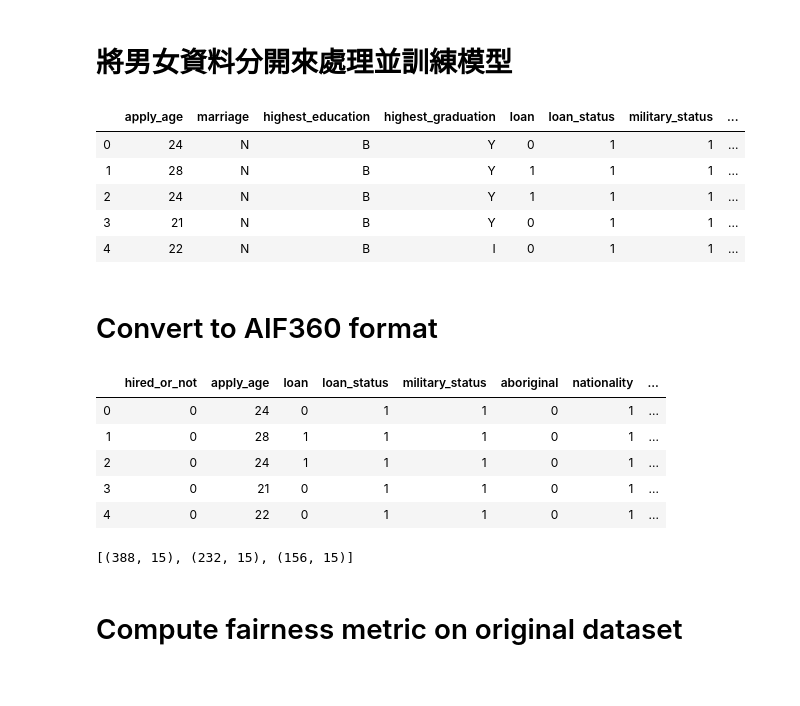
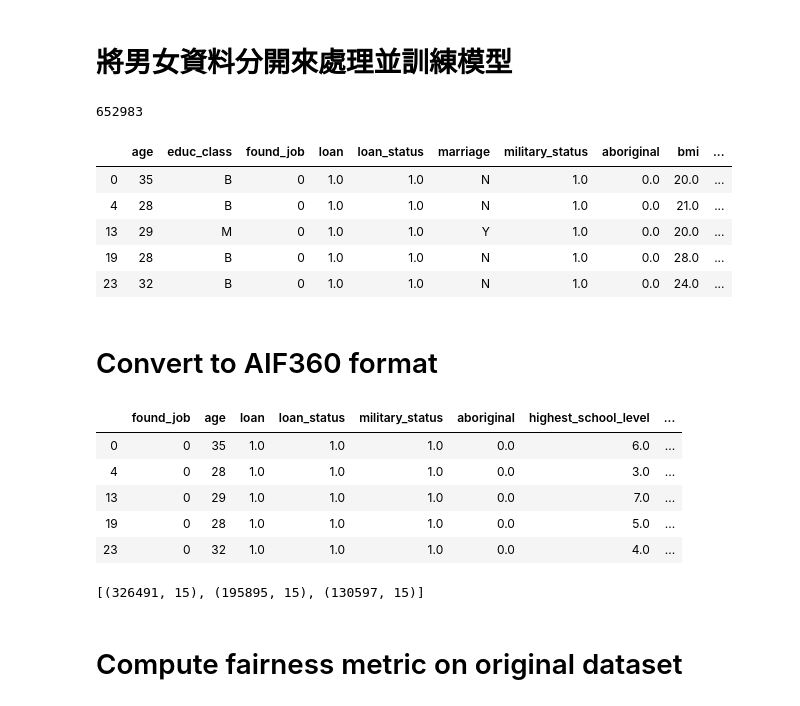
Before and after one commit to vandoris/myProject, a Jupyter notebook: recruit_mitigate.ipynb, the cells around one changed output. Cells and saved outputs as stored; diff of their text form; code cells hidden in the pictures.

```diff
--- a/recruit_mitigate.ipynb
+++ b/recruit_mitigate.ipynb
@@ -440,6 +429,8 @@ df_loan.loc[df_loan.found_job == 1, 'loan_status'] = np.random.choice([1, 0], si
 df_loan.loc[df_loan.found_job == 0, 'loan_status'] = np.random.choice([1, 0], size=len(df_loan.loc[df_loan.found_job == 0]), p=[p_no_job_loan_good, 1-p_no_job_loan_good])
 
 df = df_loan.append(df_no_loan)
+
+df['loan_status'] = df['loan_status'].fillna(1)
 # %%
 # 檢視資料集不良信貸者
 print("有信貸人數", len(df[(df['loan']==1)]))
@@ -609,0 +644,7 @@ df.head()
+# %%
+# 設定資料集最高學歷分布
+p_job_highest_school = [0.01960784, 0.00980392, 0.20588235, 0.48039215, 0.02941176, 0.19607843, 0.05882355]
+p_no_job_ahighest_school = [0.02762430, 0.09760589, 0.24125230, 0.35635359, 0.06906077, 0.16482504, 0.04327811]
+
+df.loc[df.found_job == 1, 'highest_school_level'] = np.random.choice([1, 2, 3, 4, 5, 6, 7], size=len(df.loc[df.found_job == 1]), p=p_job_highest_school)
+df.loc[df.found_job == 0, 'highest_school_level'] = np.random.choice([1, 2, 3, 4, 5, 6, 7], size=len(df.loc[df.found_job == 0]), p=p_no_job_ahighest_school)
@@ -609,0 +731,7 @@ df.head()
+# %%
+# 設定資料集最高學歷分布
+p_job_english_level = [0.01960784, 0.29411764, 0.51960784, 0.14705882, 0.01960786]
+p_no_job_english_level = [0.01473296, 0.44290976, 0.45211786, 0.07366482, 0.0165746]
+
+df.loc[df.found_job == 1, 'english_level'] = np.random.choice([1, 2, 3, 4, 5], size=len(df.loc[df.found_job == 1]), p=p_job_english_level)
+df.loc[df.found_job == 0, 'english_level'] = np.random.choice([1, 2, 3, 4, 5], size=len(df.loc[df.found_job == 0]), p=p_no_job_english_level)
@@ -609,0 +804,7 @@ df.head()
+# %%
+# 設定資料集最高學歷分布
+p_job_highest_graduation = [0.09803921, 0.90196079]
+p_no_job_highest_graduation = [0.00368324, 0.05709023, 0.93922653]
+
+df.loc[df.found_job == 1, 'highest_graduation'] = np.random.choice(['I','Y'], size=len(df.loc[df.found_job == 1]), p=p_job_highest_graduation)
+df.loc[df.found_job == 0, 'highest_graduation'] = np.random.choice(['D','I','Y'], size=len(df.loc[df.found_job == 0]), p=p_no_job_highest_graduation)
@@ -704,27 +965,29 @@ data.head()
 # 將男女資料分開來處理並訓練模型
 # %%
 # 女性做婚姻狀態檢查
-df_female = data[data['sex']=='F']
-df_female = df_female.drop('sex', axis=1)
+df_female = df[df['gender']=='female']
+df_female = df_female.drop('gender', axis=1)
+print(len(df_female))
 df_female.head()
 # %% [output]
+652983
-|  | apply_age | marriage | highest_education | highest_graduation | loan | loan_status | military_status | ... |
-| 0 | 24 | N | B | Y | 0 | 1 | 1 | ... |
-| 1 | 28 | N | B | Y | 1 | 1 | 1 | ... |
-| 2 | 24 | N | B | Y | 1 | 1 | 1 | ... |
-| 3 | 21 | N | B | Y | 0 | 1 | 1 | ... |
-| 4 | 22 | N | B | I | 0 | 1 | 1 | ... |
+|  | age | educ_class | found_job | loan | loan_status | marriage | military_status | aboriginal | bmi | ... |
+| 0 | 35 | B | 0 | 1.0 | 1.0 | N | 1.0 | 0.0 | 20.0 | ... |
+| 4 | 28 | B | 0 | 1.0 | 1.0 | N | 1.0 | 0.0 | 21.0 | ... |
+| 13 | 29 | M | 0 | 1.0 | 1.0 | Y | 1.0 | 0.0 | 20.0 | ... |
+| 19 | 28 | B | 0 | 1.0 | 1.0 | N | 1.0 | 0.0 | 28.0 | ... |
+| 23 | 32 | B | 0 | 1.0 | 1.0 | N | 1.0 | 0.0 | 24.0 | ... |
 # %% [markdown]
 # Convert to AIF360 format
 # %%
-df_onehot = pd.concat([df_female[['hired_or_not', 'apply_age', 'loan', 'loan_status', 'military_status', 'aboriginal', 'nationality', 'highest_school_level', 'english_level', 'bmi']],
-                        pd.get_dummies(df_female[['highest_education', 'highest_graduation', 'marriage']])], axis=1)
-df_onehot.head()
+df_female_onehot = pd.concat([df_female[['found_job', 'age', 'loan', 'loan_status', 'military_status', 'aboriginal', 'highest_school_level', 'english_level', 'bmi']],
+                        pd.get_dummies(df_female[['educ_class', 'highest_graduation', 'marriage']])], axis=1)
+df_female_onehot.head()
 # %% [output]
-|  | hired_or_not | apply_age | loan | loan_status | military_status | aboriginal | nationality | ... |
-| 0 | 0 | 24 | 0 | 1 | 1 | 0 | 1 | ... |
-| 1 | 0 | 28 | 1 | 1 | 1 | 0 | 1 | ... |
-| 2 | 0 | 24 | 1 | 1 | 1 | 0 | 1 | ... |
-| 3 | 0 | 21 | 0 | 1 | 1 | 0 | 1 | ... |
-| 4 | 0 | 22 | 0 | 1 | 1 | 0 | 1 | ... |
+|  | found_job | age | loan | loan_status | military_status | aboriginal | highest_school_level | ... |
+| 0 | 0 | 35 | 1.0 | 1.0 | 1.0 | 0.0 | 6.0 | ... |
+| 4 | 0 | 28 | 1.0 | 1.0 | 1.0 | 0.0 | 3.0 | ... |
+| 13 | 0 | 29 | 1.0 | 1.0 | 1.0 | 0.0 | 7.0 | ... |
+| 19 | 0 | 28 | 1.0 | 1.0 | 1.0 | 0.0 | 5.0 | ... |
+| 23 | 0 | 32 | 1.0 | 1.0 | 1.0 | 0.0 | 4.0 | ... |
 # %%
@@ -733,10 +996,10 @@ df_aif = BinaryLabelDataset(df=df_onehot.drop('marriage_N', axis=1), label_names
 privileged_group = [{'marriage_Y': 0}]
 unprivileged_group = [{'marriage_Y': 1}]
 # %%
-df_orig_trn, df_orig_val, df_orig_tst = df_aif.split([0.5, 0.8], shuffle=True)
+df_orig_trn, df_orig_val, df_orig_tst = df_female_aif.split([0.5, 0.8], shuffle=True)
 print([x.features.shape for x in [df_orig_trn, df_orig_val, df_orig_tst]])
 # %% [output]
-[(388, 15), (232, 15), (156, 15)]
+[(326491, 15), (195895, 15), (130597, 15)]
 # %% [markdown]
 # Compute fairness metric on original dataset
 # %%
```
Also changed, not shown: parts of 42 cells of this notebook.
